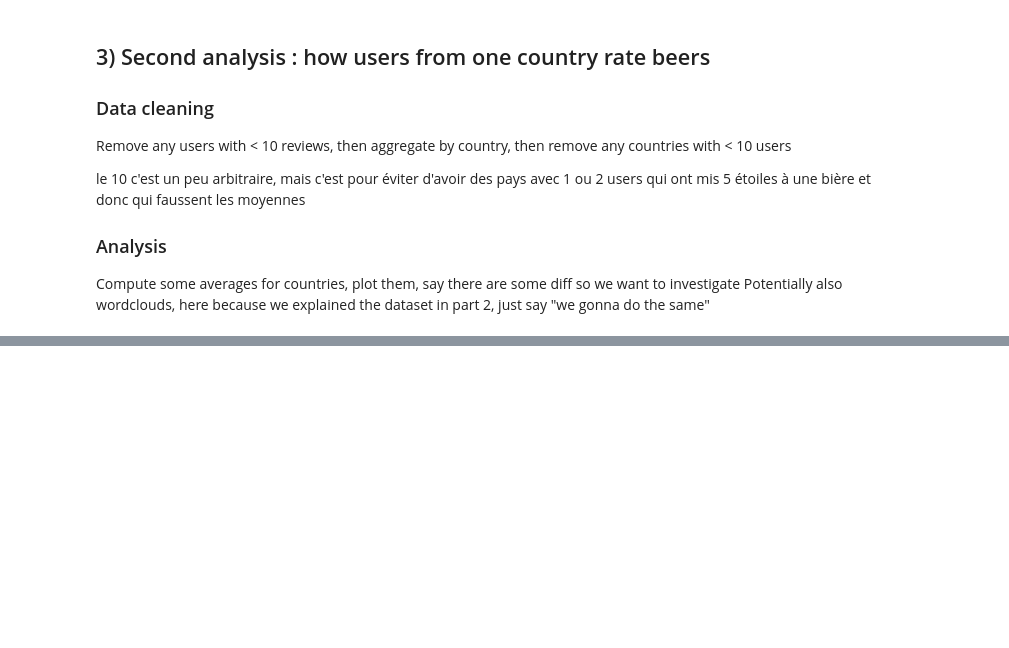
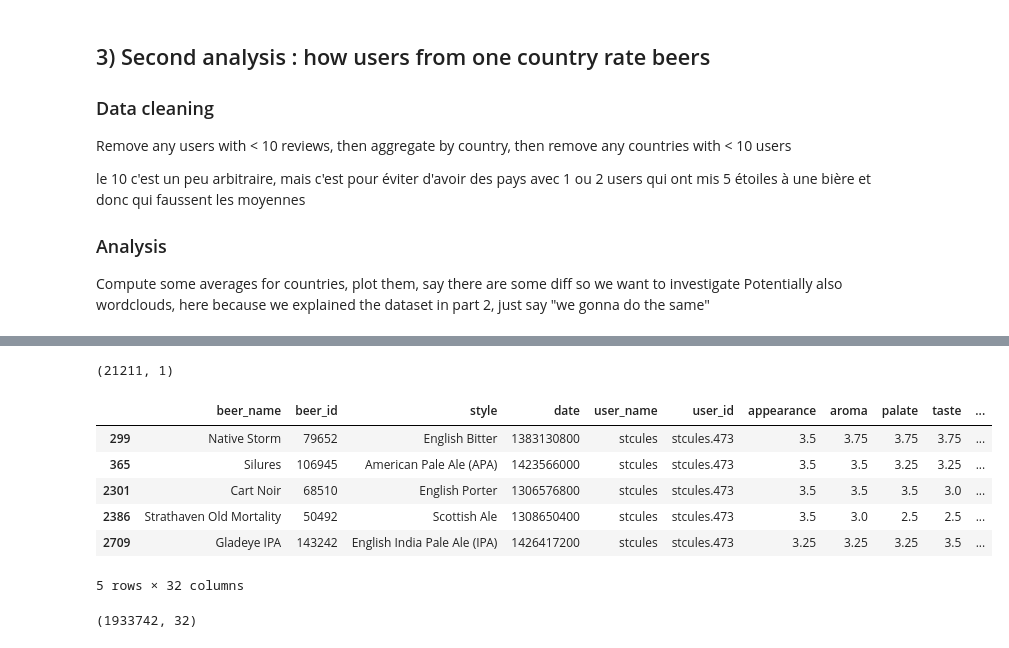
Before and after one commit to epfl-ada/ada-2023-project-riskybiscuits, a Jupyter notebook: main.ipynb, the cells around one changed output, grey strips where cells are left out. Saved outputs shown, nothing was run; the diff lists cells and outputs as text; code cells hidden in the pictures; blank space fills up the shorter version.

```diff
--- a/main.ipynb
+++ b/main.ipynb
@@ -178,0 +221,29 @@ Potentially also wordclouds, here because we explained the dataset in part 2, ju
+# %%
+#isunique means that the user_name is unique in the dataset
+reviews_df["user_name"].is_unique
+reviews_grouped = reviews_df.groupby("user_name").agg(
+    {"beer_id": "count"}
+    #rename the user_id column to total:users
+).rename(columns={"beer_id": "count_beers"})
+reviews_grouped.head()
+#remove the users with less than 10 beers
+filtered_reviews_grouped = reviews_grouped[reviews_grouped["count_beers"] >= 10].sort_values(by="count_beers", ascending=False)
+filtered_reviews_grouped.shape
+# %% [output]
+(21211, 1)
+# %%
+first_guy = reviews_df[reviews_df["user_name"] == "stcules"]
+first_guy.head()
+# %% [output]
+|  | beer_name | beer_id | style | date | user_name | user_id | appearance | aroma | palate | taste | ... |
+| 299 | Native Storm | 79652 | English Bitter | 1383130800 | stcules | stcules.473 | 3.5 | 3.75 | 3.75 | 3.75 | ... |
+| 365 | Silures | 106945 | American Pale Ale (APA) | 1423566000 | stcules | stcules.473 | 3.5 | 3.5 | 3.25 | 3.25 | ... |
+| 2301 | Cart Noir | 68510 | English Porter | 1306576800 | stcules | stcules.473 | 3.5 | 3.5 | 3.5 | 3.0 | ... |
+| 2386 | Strathaven Old Mortality | 50492 | Scottish Ale | 1308650400 | stcules | stcules.473 | 3.5 | 3.0 | 2.5 | 2.5 | ... |
+| 2709 | Gladeye IPA | 143242 | English India Pale Ale (IPA) | 1426417200 | stcules | stcules.473 | 3.25 | 3.25 | 3.25 | 3.5 | ... |
+5 rows × 32 columns
+# %%
+filtered_rev = reviews_df[reviews_df["user_nbr_ratings"] >= 10]
+filtered_rev.shape
+# %% [output]
+(1933742, 32)
```
Also changed, not shown: parts of 5 cells of this notebook.
